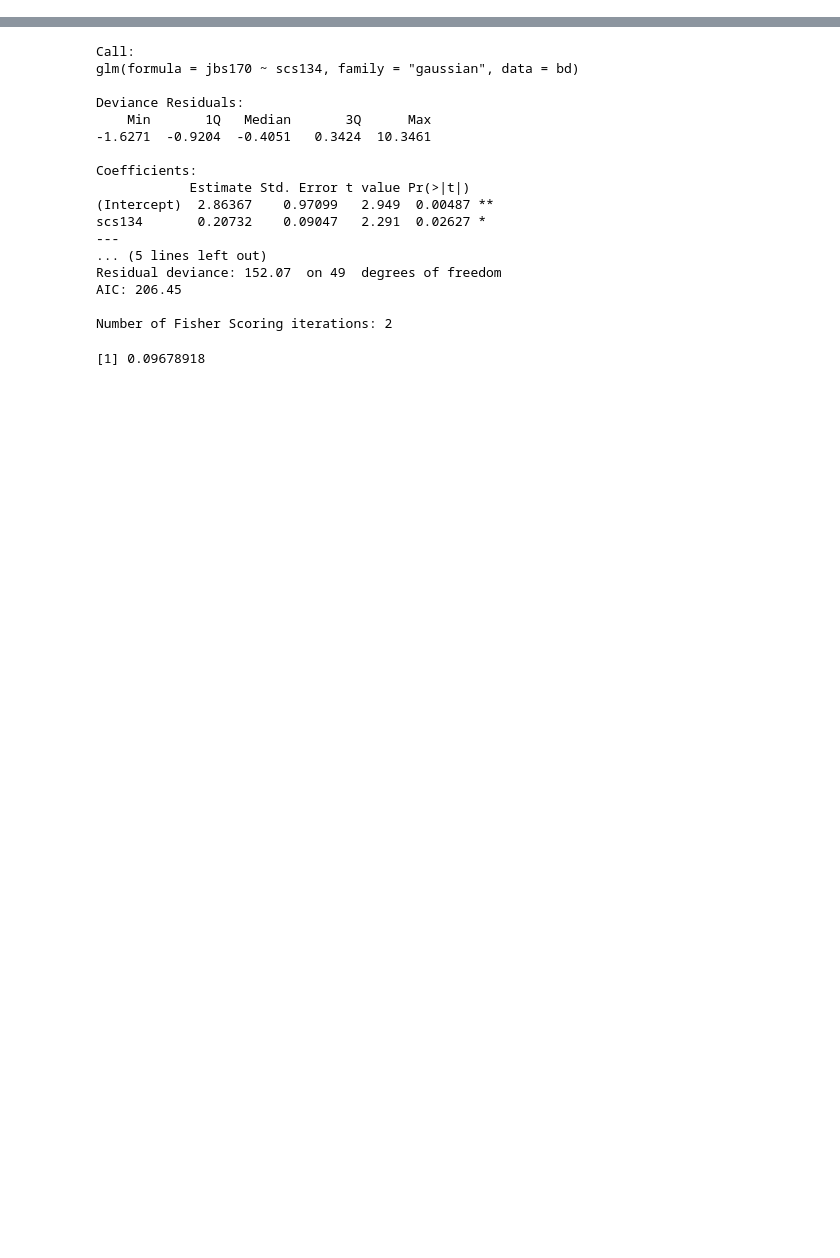
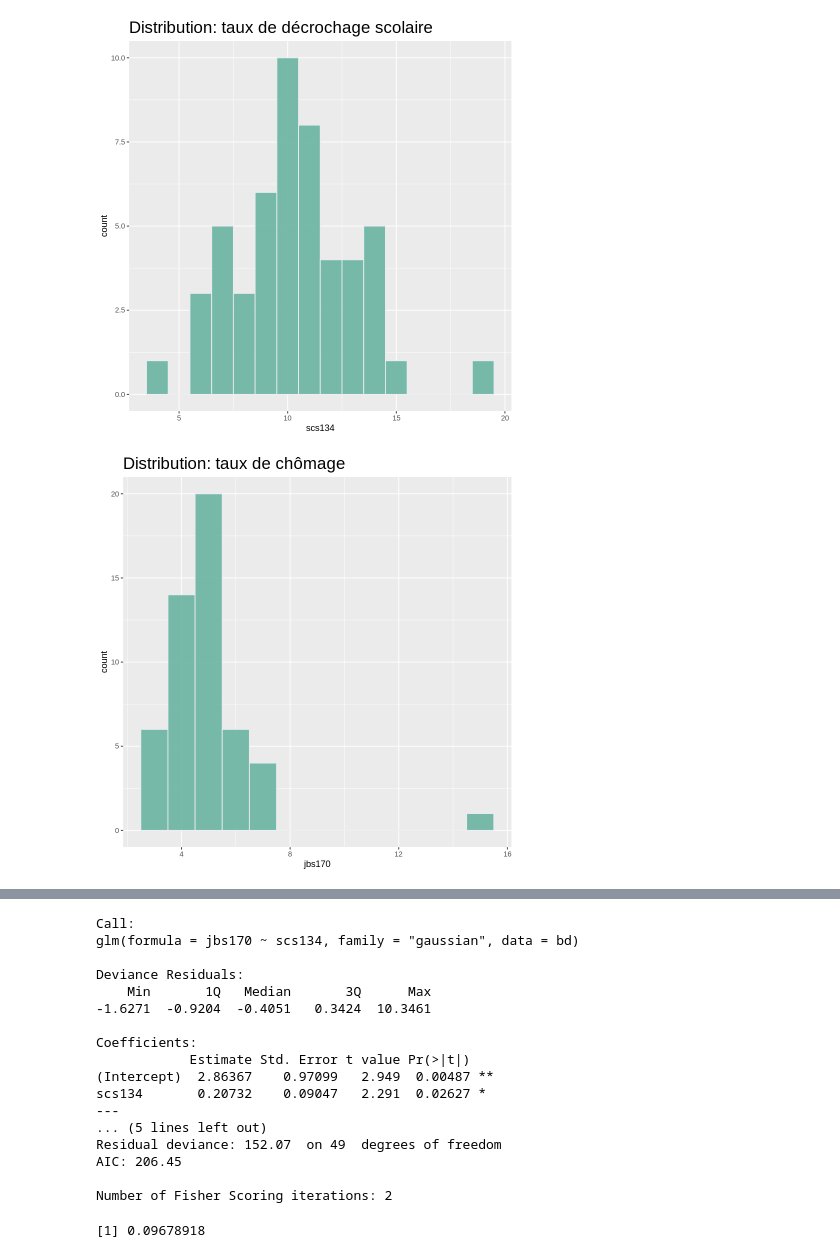
Before and after one commit to Cours-EDUlib/FAS-ISDS, a Jupyter notebook: Exemples-applications-mod7/Ex_application_1.ipynb, the cells around one changed output, grey strips where cells are left out. Saved outputs shown, nothing was run; the diff lists cells and outputs as text; code cells hidden in the pictures; blank space fills up the shorter version.

```diff
--- a/Exemples-applications-mod7/Ex_application_1.ipynb
+++ b/Exemples-applications-mod7/Ex_application_1.ipynb
@@ -49,0 +67,19 @@ A spec_tbl_df: 51 × 12
+# %%
+#Histogramme pour vérification du postulat de normalité
+
+ggplot(bd, aes(x=scs134)) +
+  geom_histogram(binwidth=1, fill="#69b3a2", color="#e9ecef", alpha=0.9) +
+    ggtitle("Distribution: taux de décrochage scolaire") +
+    theme(
+      plot.title = element_text(size=20)
+    )
+
+ggplot(bd, aes(x=jbs170)) +
+  geom_histogram(binwidth=1, fill="#69b3a2", color="#e9ecef", alpha=0.9) +
+    ggtitle("Distribution: taux de chômage") +
+    theme(
+      plot.title = element_text(size=20)
+    )
+# %% [output]
+[figure, added]
+[figure, added]
```
Also changed, not shown: parts of 4 cells of this notebook.
